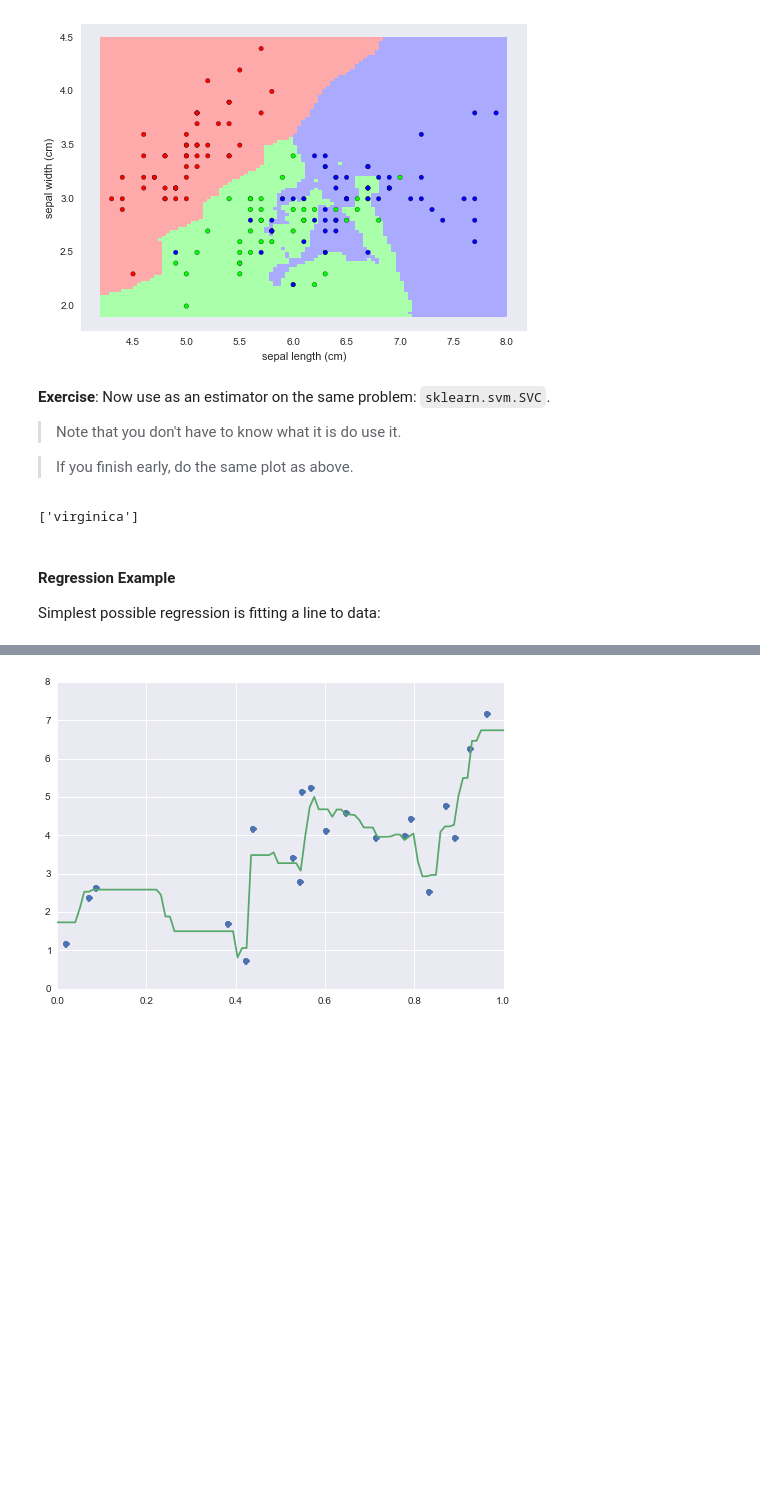
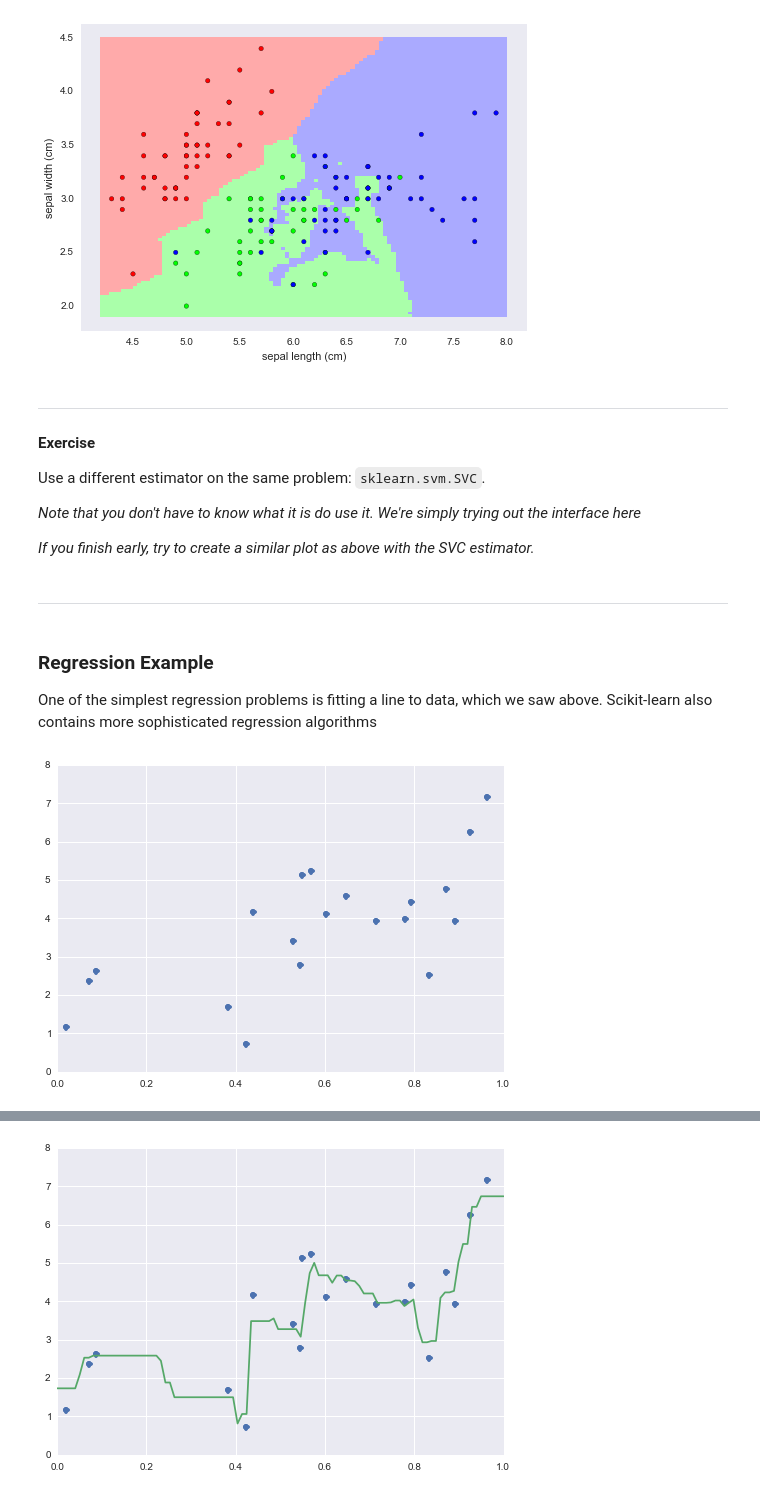
Before and after one commit to jakevdp/sklearn_pycon2015, a Jupyter notebook: notebooks/02.2-Basic-Principles.ipynb, the cells around one changed output, grey strips where cells are left out. Saved outputs shown, nothing was run; the diff lists cells and outputs as text; code cells hidden in the pictures; blank space fills up the shorter version.

```diff
--- a/notebooks/02.2-Basic-Principles.ipynb
+++ b/notebooks/02.2-Basic-Principles.ipynb
@@ -144,21 +145,31 @@ plot_iris_knn()
 # %% [output]
 [figure]
 # %% [markdown]
-**Exercise**: Now use as an estimator on the same problem: ``sklearn.svm.SVC``.
+---
 
-> Note that you don't have to know what it is do use it.
+#### Exercise
 
-> If you finish early, do the same plot as above.
+Use a different estimator on the same problem: ``sklearn.svm.SVC``.
+
+*Note that you don't have to know what it is do use it. We're simply trying out the interface here*
+
+*If you finish early, try to create a similar plot as above with the SVC estimator.*
 # %%
 from sklearn.svm import SVC
-# %%
-model = SVC()
-model.fit(X, y)
-result = model.predict([[3, 5, 4, 2],])
-print(iris.target_names[result])
-# %% [output]
-['virginica']
+# %% [markdown]
+---
 # %% [markdown]
-#### Regression Example
+### Regression Example
 
-Simplest possible regression is fitting a line to data:
+One of the simplest regression problems is fitting a line to data, which we saw above.
+Scikit-learn also contains more sophisticated regression algorithms
+# %%
+# Create some simple data
+import numpy as np
+np.random.seed(0)
+X = np.random.random(size=(20, 1))
+y = 3 * X.squeeze() + 2 + np.random.randn(20)
+
+plt.plot(X.squeeze(), y, 'o');
+# %% [output]
+[figure, added]
```
Also changed, not shown: parts of 29 cells of this notebook, 4 other files.
